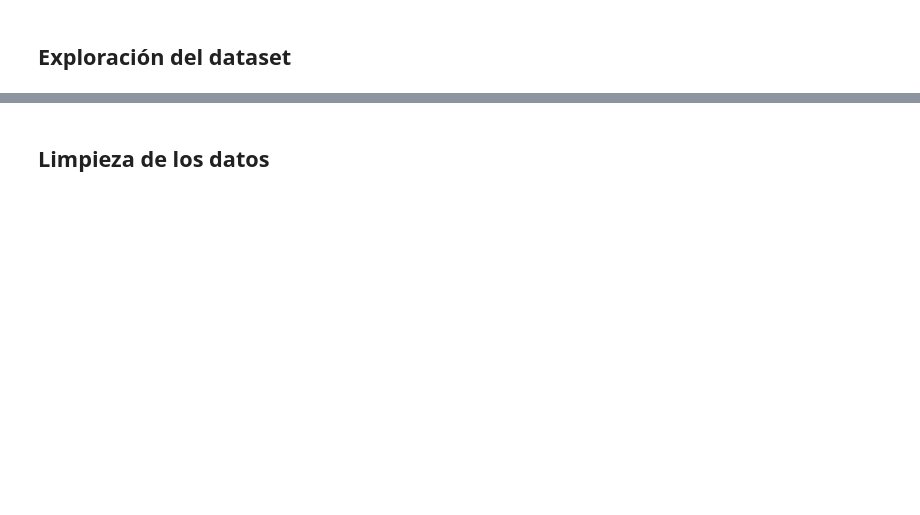
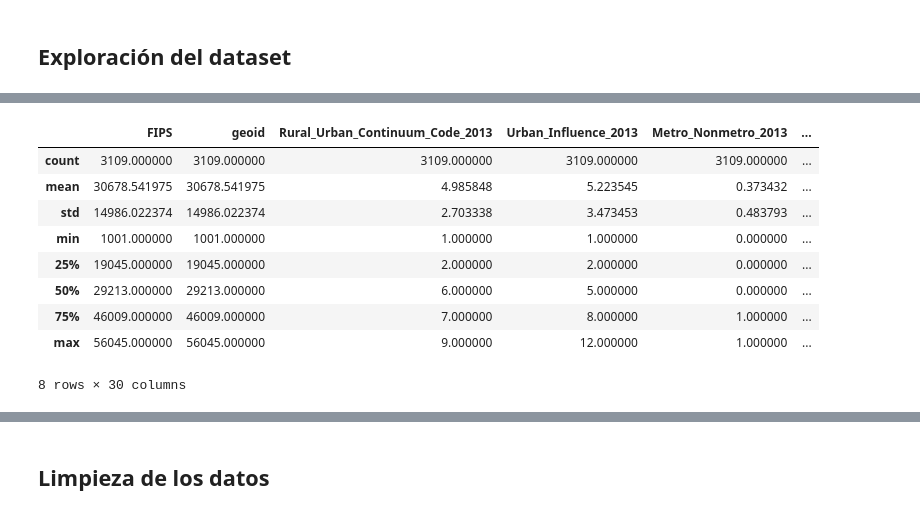
Before and after one commit to agarca4/Exercises-Pandas, a Jupyter notebook: Exercise1_Oil&Gas.ipynb, the cells around one changed output, grey strips where cells are left out. Drawn from its saved outputs; the diff is of its cells as text; code cells hidden in the pictures; blank space fills up the shorter version.

```diff
--- a/Exercise1_Oil&Gas.ipynb
+++ b/Exercise1_Oil&Gas.ipynb
@@ -13,0 +47,13 @@ df = ...
+# %%
+df.describe()
+# %% [output]
+|  | FIPS | geoid | Rural_Urban_Continuum_Code_2013 | Urban_Influence_2013 | Metro_Nonmetro_2013 | ... |
+| count | 3109.000000 | 3109.000000 | 3109.000000 | 3109.000000 | 3109.000000 | ... |
+| mean | 30678.541975 | 30678.541975 | 4.985848 | 5.223545 | 0.373432 | ... |
+| std | 14986.022374 | 14986.022374 | 2.703338 | 3.473453 | 0.483793 | ... |
+| min | 1001.000000 | 1001.000000 | 1.000000 | 1.000000 | 0.000000 | ... |
+| 25% | 19045.000000 | 19045.000000 | 2.000000 | 2.000000 | 0.000000 | ... |
+| 50% | 29213.000000 | 29213.000000 | 6.000000 | 5.000000 | 0.000000 | ... |
+| 75% | 46009.000000 | 46009.000000 | 7.000000 | 8.000000 | 1.000000 | ... |
+| max | 56045.000000 | 56045.000000 | 9.000000 | 12.000000 | 1.000000 | ... |
+8 rows × 30 columns
```
Also changed, not shown: parts of 9 cells of this notebook.
